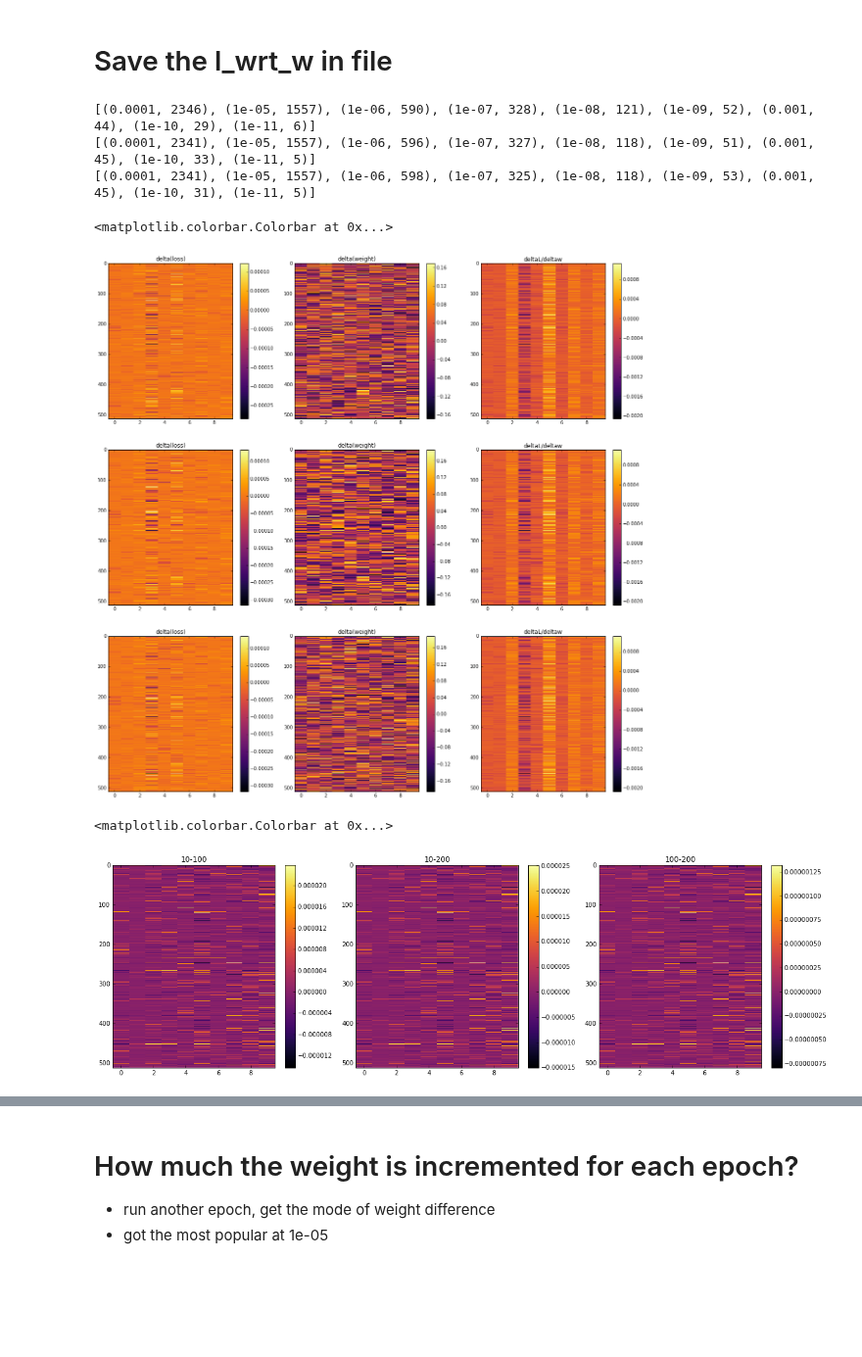
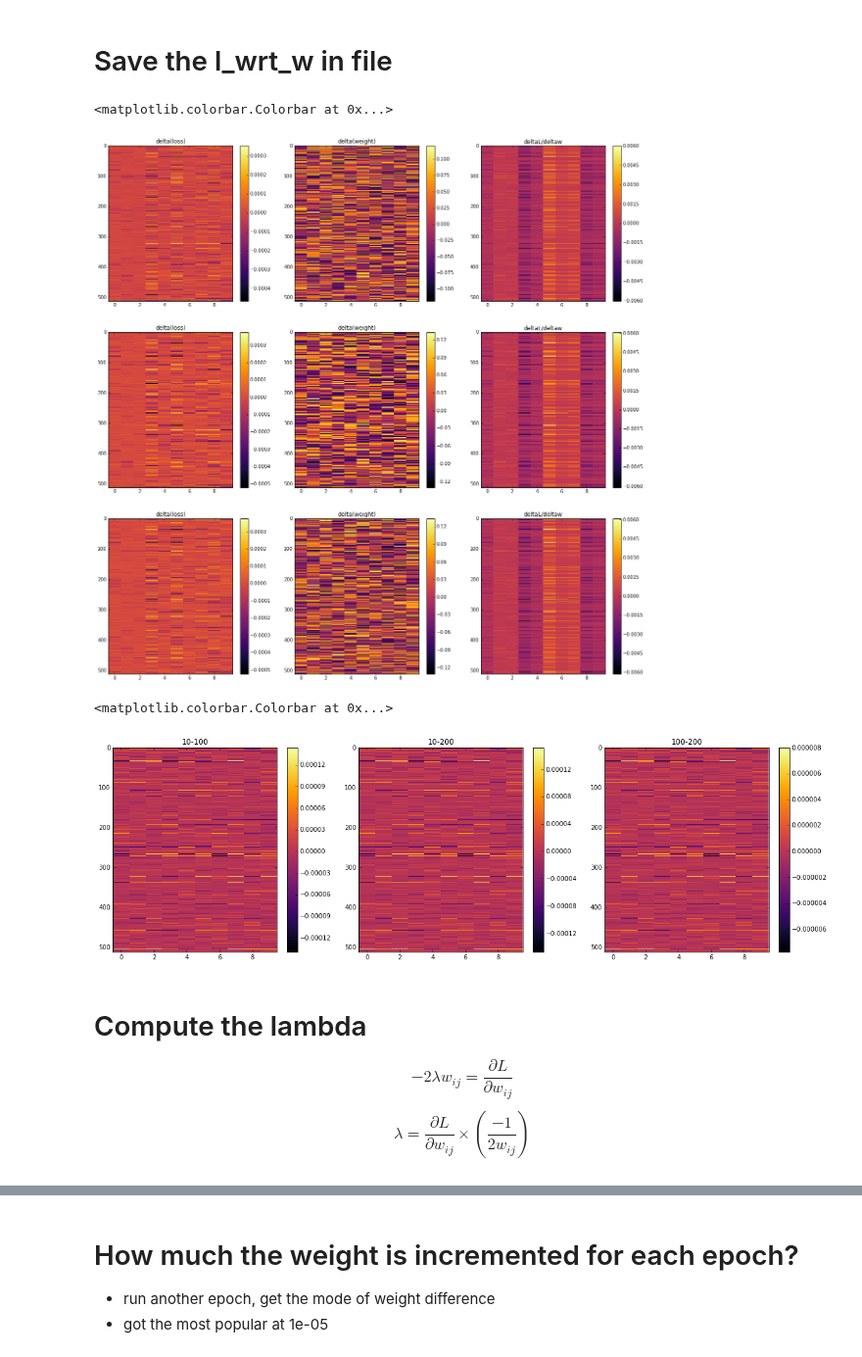
Before and after one commit to robroooh/ipynb_container, a Jupyter notebook: keras_mnist_mlp_1L.ipynb, the cells around one changed output, grey strips where cells are left out. Shown at 98% size. Saved outputs shown, nothing was run; the diff lists cells and outputs as text; code cells hidden in the pictures; blank space fills up the shorter version.

Commit message:
no softmax model

```diff
--- a/keras_mnist_mlp_1L.ipynb
+++ b/keras_mnist_mlp_1L.ipynb
@@ -80,7 +90,7 @@ from keras.regularizers import l2, activity_l2
 
 batch_size = 512
 nb_classes = 10
-nb_epoch = 256
+nb_epoch = 128
 
 train_slice = 1000
 test_slice = 10000
@@ -110,7 +120,8 @@ Y_test = np_utils.to_categorical(y_test[:test_slice], nb_classes)
 
 FC0 = Dense(512, input_shape=(784,))
 FC1 = Dense(512)
-FC2 = Dense(10)
+# FC2 = Dense(10, W_regularizer=l2(0.0001))
+FC2 = Dense(10) #test wij 1e-6 1e-5 20 1e-1 1e-2 1e-20
 
 model = Sequential()
 model.add(FC0)
@@ -118,7 +129,7 @@ model.add(Activation('relu'))
 model.add(FC1)
 model.add(Activation('relu'))
 model.add(FC2)
-model.add(Activation('softmax'))
+# model.add(Activation('softmax'))
 
 model.summary()
 
@@ -128,7 +139,7 @@ model.compile(loss='mse',
 
 history = model.fit(X_train_10000, Y_train,
                     batch_size=batch_size, nb_epoch=nb_epoch,
-                    verbose=0, validation_data=(X_test_10000, Y_test))
+                    verbose=1, validation_data=(X_test_10000, Y_test))
 score = model.evaluate(X_test_10000, Y_test, verbose=0)
 print('Test score:', score[0])
 print('Test accuracy:', score[1])
@@ -255,19 +275,13 @@ i,j,l_wrt_w_10,l_wrt_w_100,l_wrt_w_200 =  510 5 0.0824301466346 0.0906731560826
 
 # pf = open('l_wrt_w_lastlayer_9888','rb')
 # l_wrt_w = pickle.load(pf)
-# %%
-l_diff_10, w_diff_10 = get_lw(l_wrt_w_10)
-l_diff_100, w_diff_100 = get_lw(l_wrt_w_100)
-l_diff_200, w_diff_200 = get_lw(l_wrt_w_200)
-# sorted_by_second = sorted(data, key=lambda tup: tup[1])
-
-print (sorted([(1./k,v) for (k,v) in get_mode_by_order(l_diff_10/w_diff_10)],key=lambda tup:tup[1],reverse=True))
-print (sorted([(1./k,v) for (k,v) in get_mode_by_order(l_diff_100/w_diff_100)],key=lambda tup:tup[1],reverse=True))
-print (sorted([(1./k,v) for (k,v) in get_mode_by_order(l_diff_200/w_diff_200)],key=lambda tup:tup[1],reverse=True))
-# %% [output]
-[(0.0001, 2346), (1e-05, 1557), (1e-06, 590), (1e-07, 328), (1e-08, 121), (1e-09, 52), (0.001, 44), (1e-10, 29), (1e-11, 6)]
-[(0.0001, 2341), (1e-05, 1557), (1e-06, 596), (1e-07, 327), (1e-08, 118), (1e-09, 51), (0.001, 45), (1e-10, 33), (1e-11, 5)]
-[(0.0001, 2341), (1e-05, 1557), (1e-06, 598), (1e-07, 325), (1e-08, 118), (1e-09, 53), (0.001, 45), (1e-10, 31), (1e-11, 5)]
+# %%
+l_diff_10, w_diff_10 = get_lw(l_wrt_w_10)
+l_diff_100, w_diff_100 = get_lw(l_wrt_w_100)
+l_diff_200, w_diff_200 = get_lw(l_wrt_w_200)
+dl_dw_10 = l_diff_10/w_diff_10
+dl_dw_100 = l_diff_100/w_diff_100
+dl_dw_200 = l_diff_200/w_diff_200
 # %%
 plt.figure(figsize=(20,20))
 plt.subplot(331)
@@ -281,7 +295,7 @@ plt.title('delta(weight)')
 plt.colorbar()
 
 plt.subplot(333)
-plt.imshow(l_diff_10/w_diff_10, cmap='inferno', aspect='auto', interpolation='none')
+plt.imshow(dl_dw_10, cmap='inferno', aspect='auto', interpolation='none')
 plt.title('deltaL/deltaw')
 plt.colorbar()
 
@@ -296,7 +310,7 @@ plt.title('delta(weight)')
 plt.colorbar()
 
 plt.subplot(336)
-plt.imshow(l_diff_100/w_diff_100, cmap='inferno', aspect='auto', interpolation='none')
+plt.imshow(dl_dw_100, cmap='inferno', aspect='auto', interpolation='none')
 plt.title('deltaL/deltaw')
 plt.colorbar()
 
@@ -311,28 +325,32 @@ plt.title('delta(weight)')
 plt.colorbar()
 
 plt.subplot(339)
-plt.imshow(l_diff_200/w_diff_200, cmap='inferno', aspect='auto', interpolation='none')
+plt.imshow(dl_dw_200, cmap='inferno', aspect='auto', interpolation='none')
 plt.title('deltaL/deltaw')
 plt.colorbar()
 # %% [output]
 <matplotlib.colorbar.Colorbar at 0x...>
-[figure, old version]
+[figure, new version]
 # %%
 plt.figure(figsize=(20,20))
 plt.subplot(331)
-plt.imshow((l_diff_10/w_diff_10) - (l_diff_100/w_diff_100), cmap='inferno', aspect='auto', interpolation='none')
+plt.imshow(dl_dw_10 - dl_dw_100, cmap='inferno', aspect='auto', interpolation='none')
 plt.title('10-100')
 plt.colorbar()
 
 plt.subplot(332)
-plt.imshow((l_diff_10/w_diff_10) - (l_diff_200/w_diff_200), cmap='inferno', aspect='auto', interpolation='none')
+plt.imshow(dl_dw_10 - dl_dw_200, cmap='inferno', aspect='auto', interpolation='none')
 plt.title('10-200')
 plt.colorbar()
 
 plt.subplot(333)
-plt.imshow((l_diff_100/w_diff_100) - (l_diff_200/w_diff_200), cmap='inferno', aspect='auto', interpolation='none')
+plt.imshow(dl_dw_100 - dl_dw_200, cmap='inferno', aspect='auto', interpolation='none')
 plt.title('100-200')
 plt.colorbar()
 # %% [output]
 <matplotlib.colorbar.Colorbar at 0x...>
-[figure, old version]
+[figure, new version]
+# %% [markdown]
+# Compute the lambda
+$$ -2\lambda w_{ij} = \frac{\partial L}{\partial w_{ij}} $$
+$$ \lambda = \frac{\partial L}{\partial w_{ij}} \times \left(\frac{-1}{2w_{ij}}\right) $$
```
Also changed, not shown: parts of 7 cells of this notebook.
